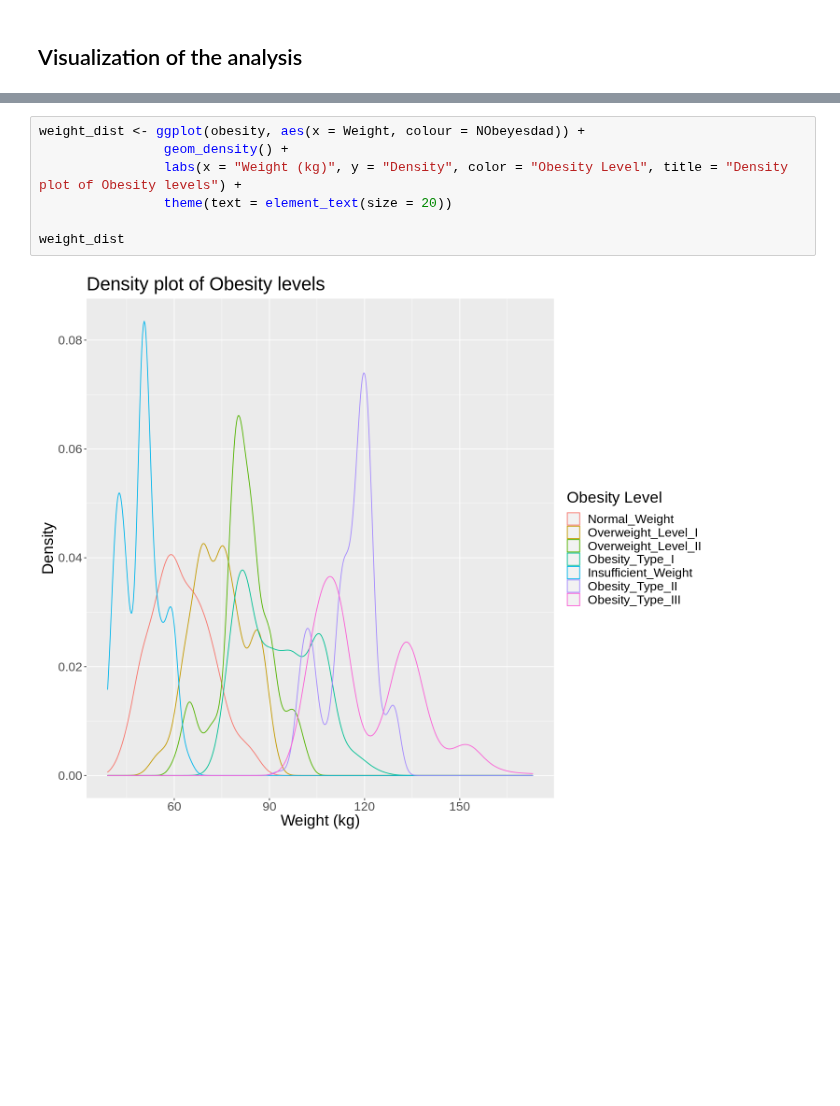
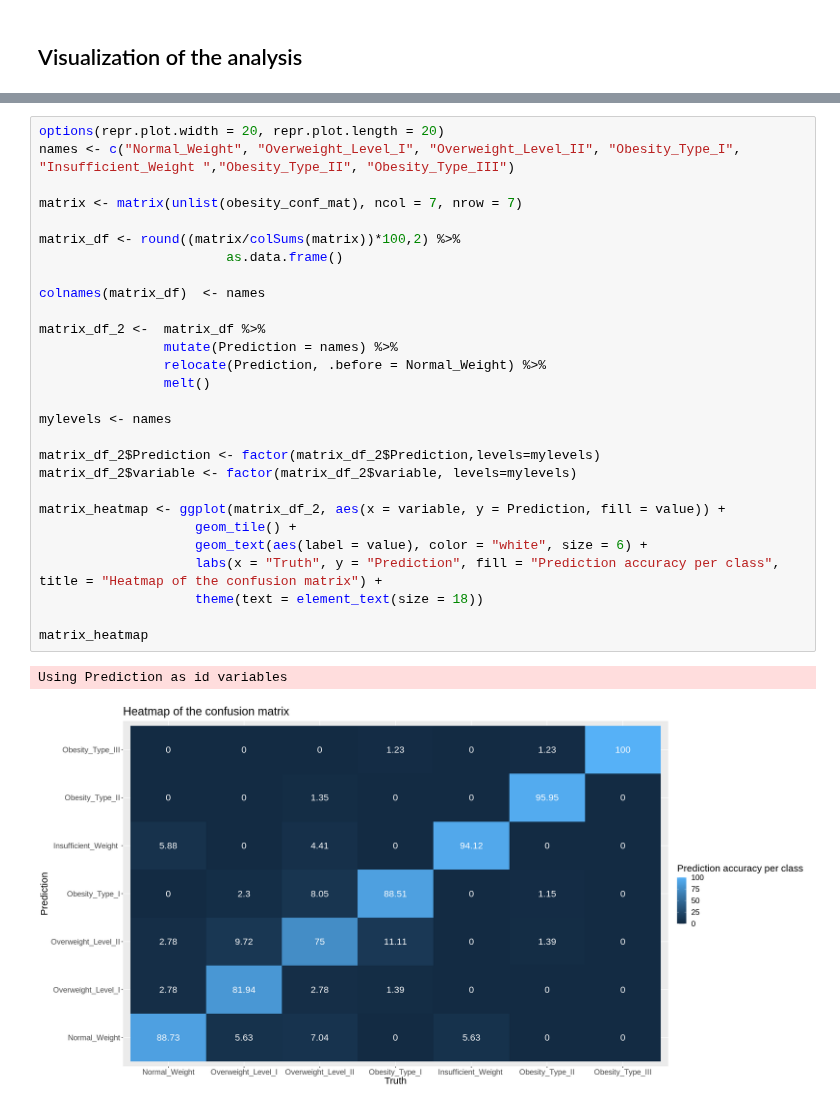
Before and after one commit to Julian-UBC/dsci_100_group_project, a Jupyter notebook: obesity_prediction.ipynb, the cells around one changed output, grey strips where cells are left out. Drawn from its saved outputs; the diff is of its cells as text; blank space fills up the shorter version.

```diff
--- a/obesity_prediction.ipynb
+++ b/obesity_prediction.ipynb
@@ -177,9 +218,31 @@ weightfaf_plot
-# %%
-weight_dist <- ggplot(obesity, aes(x = Weight, colour = NObeyesdad)) +
-                geom_density() +
-                labs(x = "Weight (kg)", y = "Density", color = "Obesity Level", title = "Density plot of Obesity levels") +
-                theme(text = element_text(size = 20))
-
-weight_dist
-# %% [output]
-[figure, removed]
+# %%
+options(repr.plot.width = 20, repr.plot.length = 20)
+names <- c("Normal_Weight", "Overweight_Level_I", "Overweight_Level_II", "Obesity_Type_I", "Insufficient_Weight ","Obesity_Type_II", "Obesity_Type_III")
+
+matrix <- matrix(unlist(obesity_conf_mat), ncol = 7, nrow = 7)
+
+matrix_df <- round((matrix/colSums(matrix))*100,2) %>%
+                        as.data.frame()
+
+colnames(matrix_df)  <- names
+
+matrix_df_2 <-  matrix_df %>%
+                mutate(Prediction = names) %>%
+                relocate(Prediction, .before = Normal_Weight) %>%
+                melt()
+
+mylevels <- names
+
+matrix_df_2$Prediction <- factor(matrix_df_2$Prediction,levels=mylevels)
+matrix_df_2$variable <- factor(matrix_df_2$variable, levels=mylevels)
+
+matrix_heatmap <- ggplot(matrix_df_2, aes(x = variable, y = Prediction, fill = value)) +
+                    geom_tile() +
+                    geom_text(aes(label = value), color = "white", size = 6) +
+                    labs(x = "Truth", y = "Prediction", fill = "Prediction accuracy per class", title = "Heatmap of the confusion matrix") +
+                    theme(text = element_text(size = 18))
+
+matrix_heatmap
+# %% [output]
+Using Prediction as id variables
+[figure, added]
```
Also changed, not shown: parts of 12 cells of this notebook.
